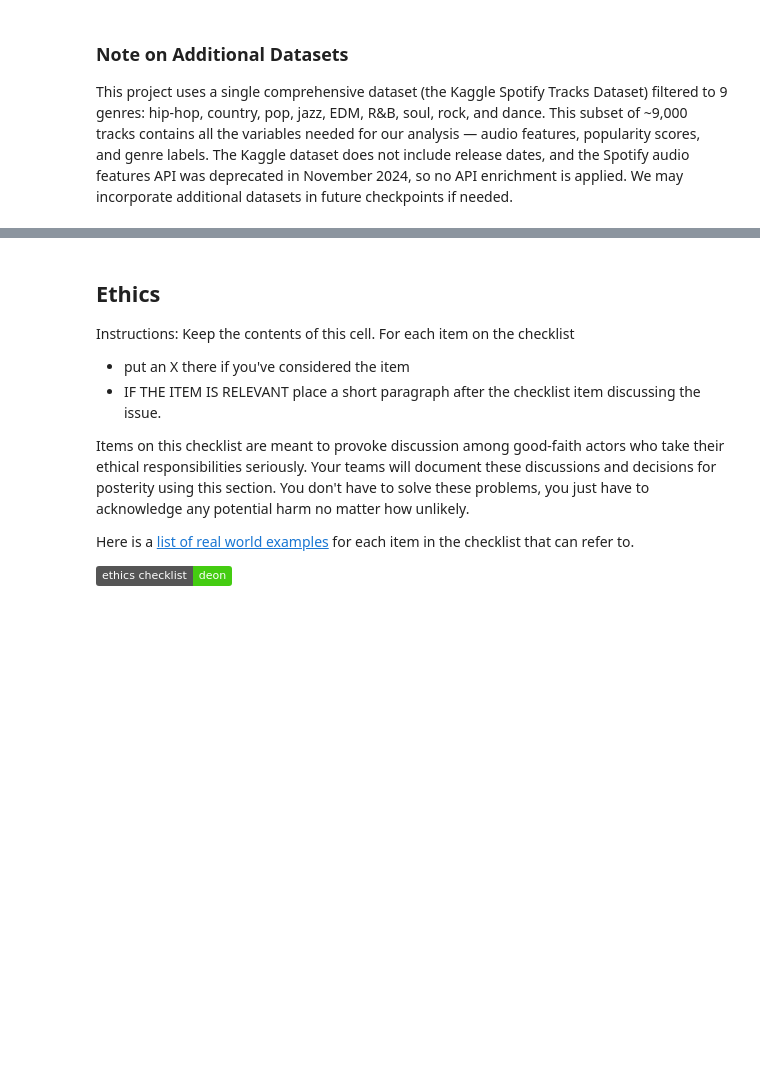
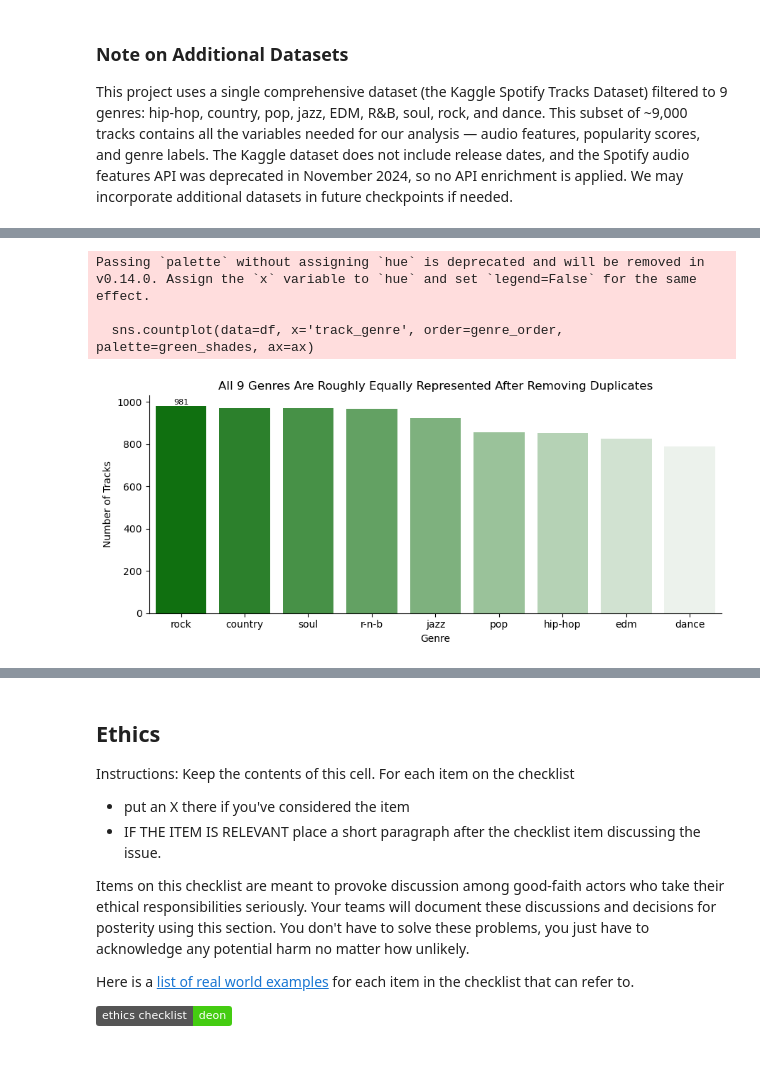
Before and after one commit to COGS108/Group076_WI26, a Jupyter notebook: 02-EDACheckpoint.ipynb, the cells around one changed output, grey strips where cells are left out. Cells and saved outputs as stored; diff of their text form; code cells hidden in the pictures; badges without logos; blank space fills up the shorter version.

```diff
--- a/02-EDACheckpoint.ipynb
+++ b/02-EDACheckpoint.ipynb
@@ -468,0 +503,18 @@ Some more words and stuff.  Remember notebooks work best if you interleave the c
+# %%
+genre_order = df['track_genre'].value_counts().index.tolist()
+
+fig, ax = plt.subplots(figsize=(9, 4))
+green_shades = sns.light_palette('green', n_colors=len(genre_order), reverse=True)
+sns.countplot(data=df, x='track_genre', order=genre_order, palette=green_shades, ax=ax)
+ax.set_title('All 9 Genres Are Roughly Equally Represented After Removing Duplicates', fontsize=12)
+ax.set_xlabel('Genre', fontsize=10)
+ax.set_ylabel('Number of Tracks', fontsize=10)
+ax.bar_label(ax.containers[0], fontsize=8)
+sns.despine(ax=ax)
+plt.tight_layout()
+plt.show()
+# %% [output]
+Passing `palette` without assigning `hue` is deprecated and will be removed in v0.14.0. Assign the `x` variable to `hue` and set `legend=False` for the same effect.
+
+  sns.countplot(data=df, x='track_genre', order=genre_order, palette=green_shades, ax=ax)
+[figure, added]
```
Also changed, not shown: parts of 23 cells of this notebook.
